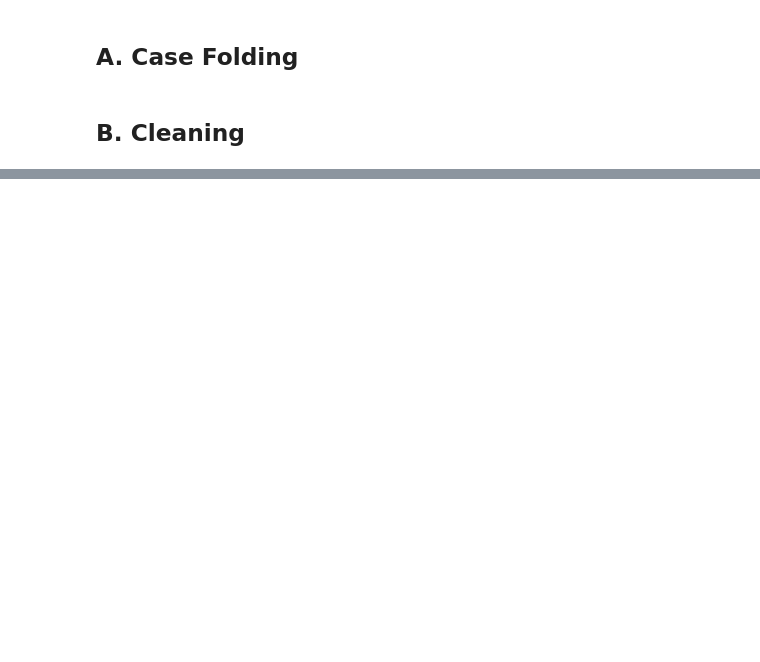
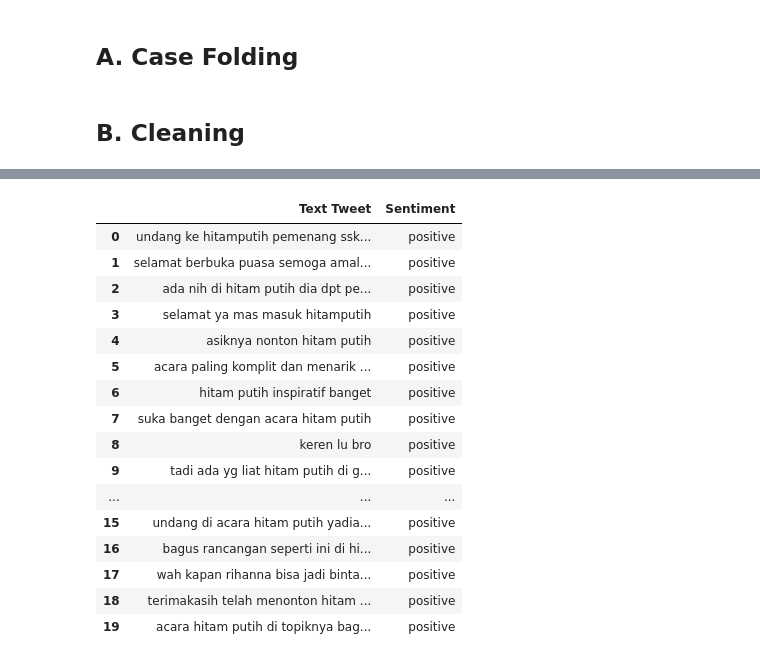
Before and after one commit to firarru/Text-Mining, a Jupyter notebook: Tugas_3_Kelompok_4_Text_Mining.ipynb, the cells around one changed output, grey strips where cells are left out. Cells and saved outputs as stored; diff of their text form; code cells hidden in the pictures; blank space fills up the shorter version.

```diff
--- a/Tugas_3_Kelompok_4_Text_Mining.ipynb
+++ b/Tugas_3_Kelompok_4_Text_Mining.ipynb
@@ -62,26 +80,25 @@ df['Text Tweet'] = df['Text Tweet'].apply(convert_text)
 # %% [markdown]
 ## B. Cleaning
 # %%
-def remove_urls(text):
-    url_pattern = re.compile(r'https?://\S+|www\.\S+')
-    return url_pattern.sub(r'', text)
+import re
 
-def remove_emojis(text):
+def clean_text(text):
+    text = re.sub(r'#\w+', '', text) #remove hashtag
+    text = re.sub(r'\b\w*\d\w*\b', '', text) #remove words with numbers in the middle
+    text = re.sub(r'@\w+', '', text) #remove mentions (@username)
+    text = re.sub(r'https?://\S+|www\.\S+', '', text) #remove URLs
+    #remove emojis
     emoji_pattern = re.compile("["
-                           u"\U0001F600-\U0001F64F"  # emoticons
-                           u"\U0001F300-\U0001F5FF"  # symbols & pictographs
-                           u"\U0001F680-\U0001F6FF"  # transport & map symbols
-                           u"\U0001F1E0-\U0001F1FF"  # flags (iOS)
-                           u"\U00002702-\U000027B0"
-                           u"\U000024C2-\U0001F251"
-                           "]+", flags=re.UNICODE)
-    return emoji_pattern.sub(r'', text)
+                               u"\U0001F600-\U0001F64F"  # emoticons
+                               u"\U0001F300-\U0001F5FF"  # symbols & pictographs
+                               u"\U0001F680-\U0001F6FF"  # transport & map symbols
+                               u"\U0001F1E0-\U0001F1FF"  # flags (iOS)
+                               u"\U00002702-\U000027B0"
+                               u"\U000024C2-\U0001F251"
+                               "]+", flags=re.UNICODE)
+    text = emoji_pattern.sub(r'', text)
+    text = re.sub(r'[^a-zA-Z0-9\s]', '', text) #remove special characters (keep only alphanumeric and spaces)
+    return text
 
-def remove_character(text):
-    character_pattern = re.compile(r'[^a-zA-Z0-9\s]')
-    return character_pattern.sub(r'', text)
-
-df['Text Tweet'] = df['Text Tweet'].apply(remove_urls)
-df['Text Tweet'] = df['Text Tweet'].apply(remove_emojis)
-df['Text Tweet'] = df['Text Tweet'].apply(remove_character)
+df['Text Tweet'] = df['Text Tweet'].apply(clean_text)
 # %%
@@ -88,0 +124,21 @@ df['Text Tweet'] = df['Text Tweet'].apply(remove_character)
+# %%
+df = df[['Text Tweet', 'Sentiment']]
+df.head(20)
+# %% [output]
+|  | Text Tweet | Sentiment |
+| 0 | undang ke hitamputih pemenang ssk... | positive |
+| 1 | selamat berbuka puasa semoga amal... | positive |
+| 2 | ada nih di hitam putih dia dpt pe... | positive |
+| 3 | selamat ya mas masuk hitamputih | positive |
+| 4 | asiknya nonton hitam putih | positive |
+| 5 | acara paling komplit dan menarik ... | positive |
+| 6 | hitam putih inspiratif banget | positive |
+| 7 | suka banget dengan acara hitam putih | positive |
+| 8 | keren lu bro | positive |
+| 9 | tadi ada yg liat hitam putih di g... | positive |
+| ... | ... | ... |
+| 15 | undang di acara hitam putih yadia... | positive |
+| 16 | bagus rancangan seperti ini di hi... | positive |
+| 17 | wah kapan rihanna bisa jadi binta... | positive |
+| 18 | terimakasih telah menonton hitam ... | positive |
+| 19 | acara hitam putih di topiknya bag... | positive |
```
Also changed, not shown: parts of 12 cells of this notebook.
